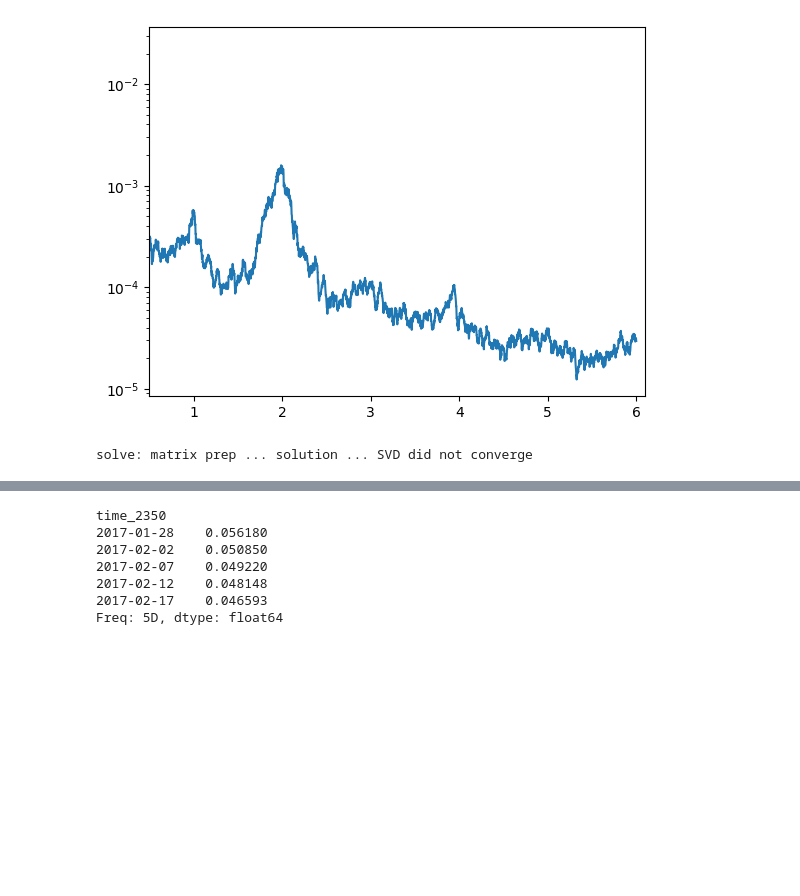
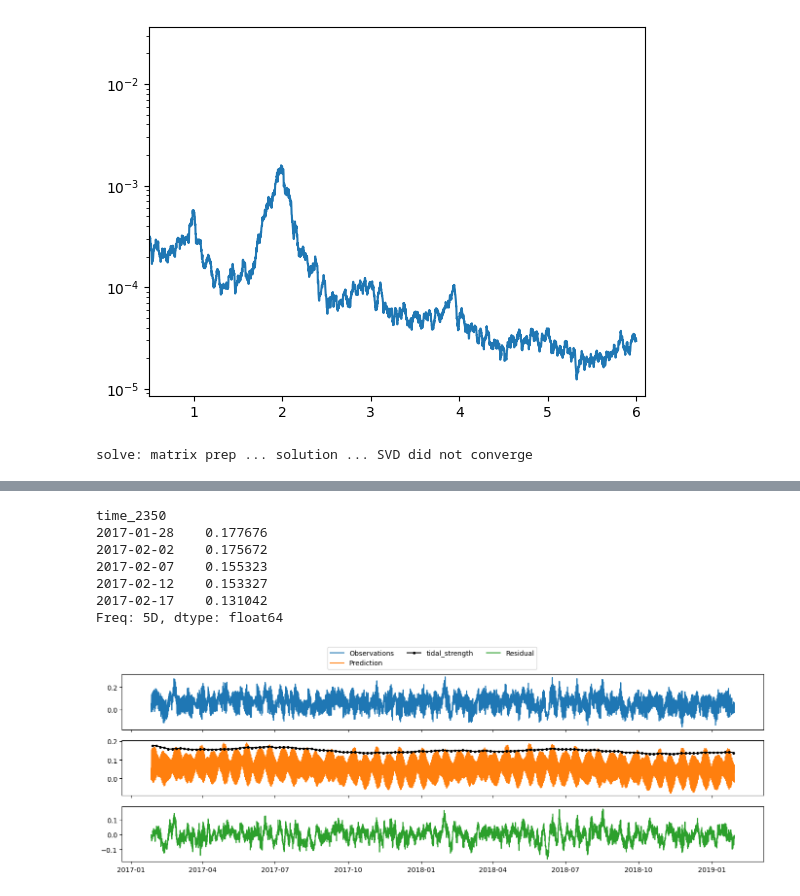
Before and after one commit to opinner/pinner2026_JPO_code, a Jupyter notebook: scripts/proxy_preprocessing/tidal_fit_to_velocity.ipynb, the cells around one changed output, grey strips where cells are left out. Drawn from its saved outputs; the diff is of its cells as text; code cells hidden in the pictures; blank space fills up the shorter version.

Commit message:
better tidal strength time series

```diff
--- a/scripts/proxy_preprocessing/tidal_fit_to_velocity.ipynb
+++ b/scripts/proxy_preprocessing/tidal_fit_to_velocity.ipynb
@@ -110,7 +111,7 @@ try:
         u=np.real(residual.to_numpy()),
         v=np.imag(residual.to_numpy()),
         lat=-70.67,
-        # constit="auto",
+        constit="auto",
         method="robust",
         conf_int="MC",
         verbose=True,
@@ -135,22 +136,40 @@ tidal_velocity_at_C.head()
 # %%
 tidal_velocity_at_C.to_csv(INTERIM_DATA_DIR / "tidal_velocity_at_C.csv")
 # %%
-seasonal_tidal_strength = (
-    (
-        pd.Series(index=velocity.index + pd.Timedelta(hours=48), data=tide.u).resample("5D").std()
-        + 1j
-        * pd.Series(index=velocity.index + pd.Timedelta(hours=48), data=tide.v).resample("5D").std()
-    )
+# addition of 48 hours creates centered labels of the time intervals as resample labels the left edge by default
+tidal_strength = (
+    pd.Series(index=velocity.index + pd.Timedelta(hours=48), data=tide.u).abs().resample("5D").max()
+    + 1j
+    * pd.Series(index=velocity.index + pd.Timedelta(hours=48), data=tide.v)
     .abs()
-    .rolling("15D")
-    .mean()
-)
-seasonal_tidal_strength.head()
+    .resample("5D")
+    .max()
+).abs()
+tidal_strength.head()
 # %% [output]
 time_2350
-2017-01-28    0.056180
-2017-02-02    0.050850
-2017-02-07    0.049220
-2017-02-12    0.048148
-2017-02-17    0.046593
+2017-01-28    0.177676
+2017-02-02    0.175672
+2017-02-07    0.155323
+2017-02-12    0.153327
+2017-02-17    0.131042
 Freq: 5D, dtype: float64
+# %%
+seasonal_tidal_strength = tidal_strength.rolling("60D").mean()
+# %%
+fig, (ax0, ax1, ax2) = plt.subplots(figsize=(17, 5), nrows=3, sharex=True)
+
+ax0.plot(t, v, label="Observations", color="C0")
+ax1.plot(t, tide.v, label="Prediction", color="C1")
+ax1.plot(
+    tidal_strength.index,
+    seasonal_tidal_strength.to_numpy(),
+    label="tidal_strength",
+    color="k",
+    marker=".",
+    ls="solid",
+)
+ax2.plot(t, np.imag(residual.to_numpy()), label="Residual", color="C2")
+fig.legend(ncol=3, loc="upper center");
+# %% [output]
+[figure, added]
```
Also changed, not shown: parts of 6 cells of this notebook, 1 other file.
